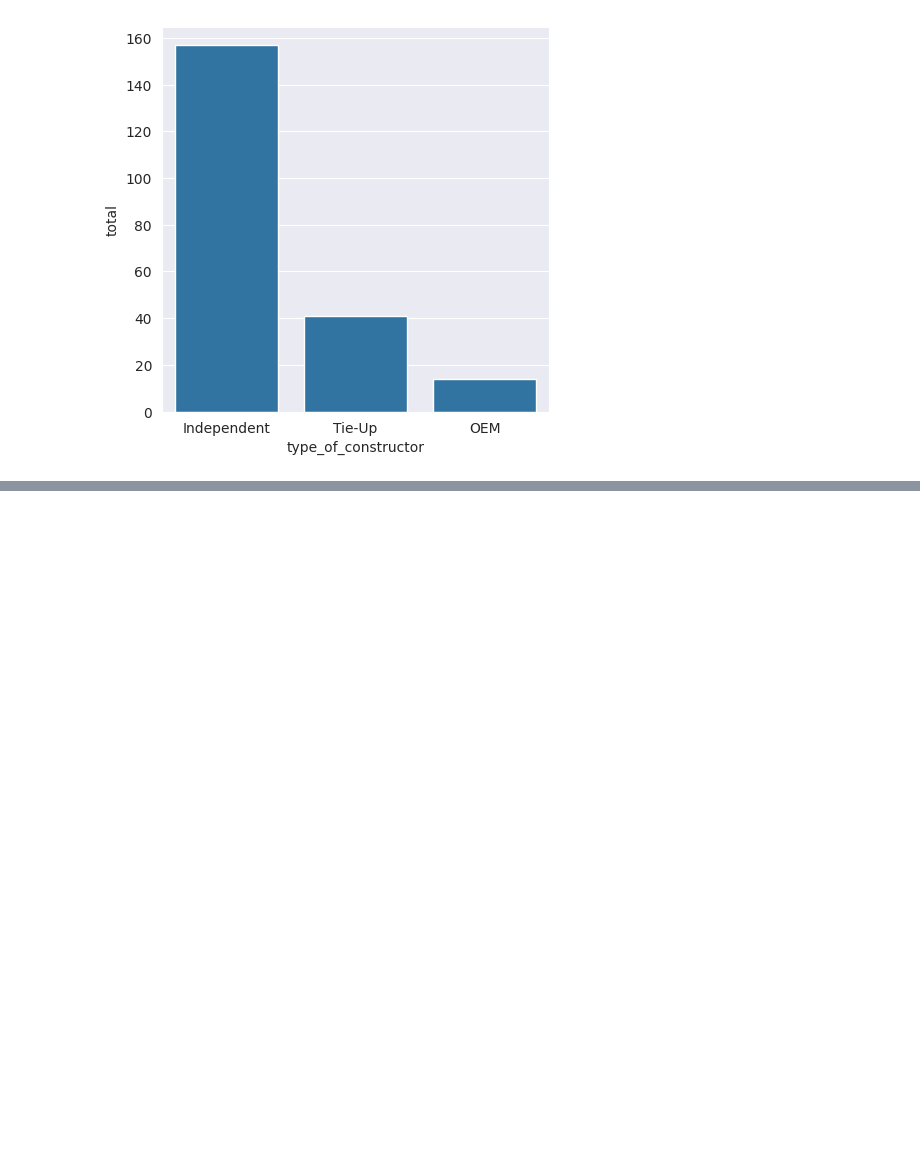
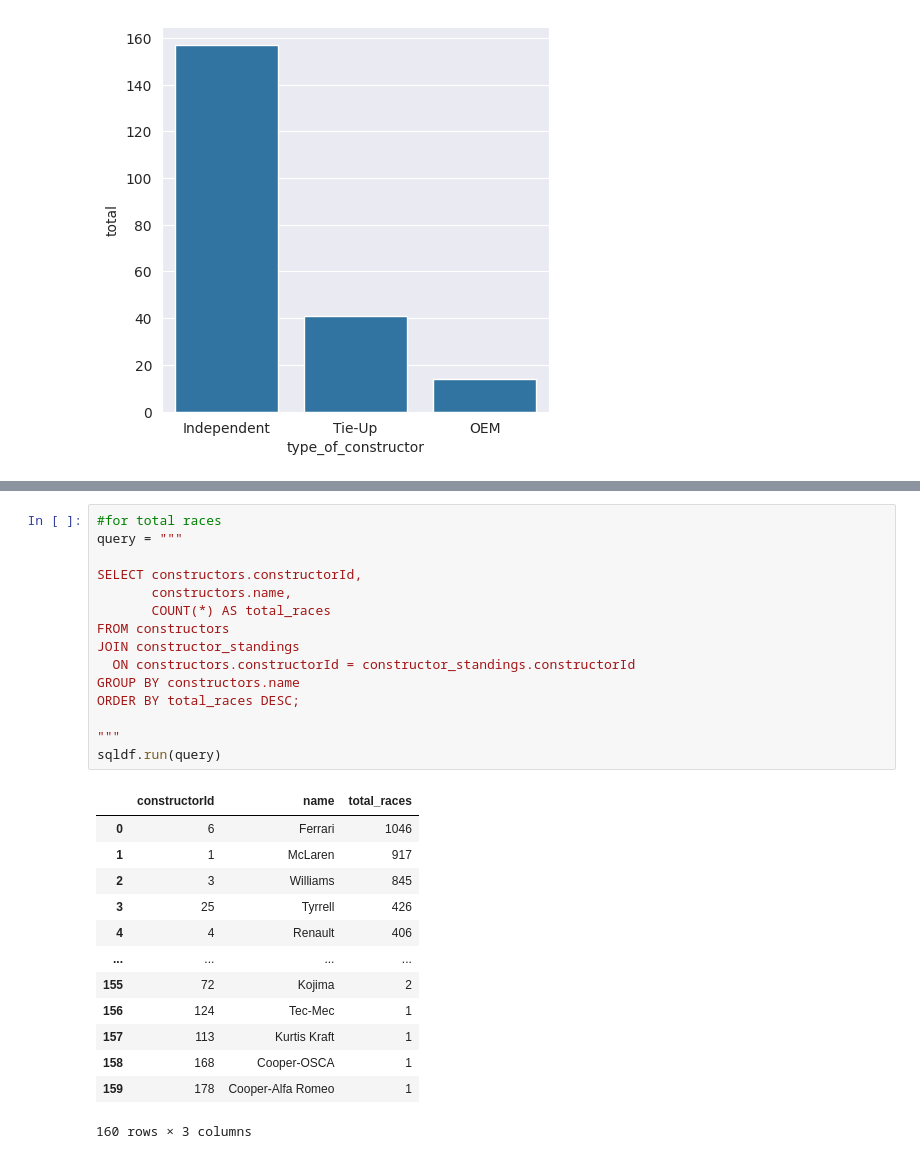
Before and after one commit to rahulakrish/formula_1, a Jupyter notebook: notebook.ipynb, the cells around one changed output, grey strips where cells are left out. Saved outputs shown, nothing was run; the diff lists cells and outputs as text; blank space fills up the shorter version.

```diff
--- a/notebook.ipynb
+++ b/notebook.ipynb
@@ -177,0 +249,29 @@ sns.barplot(data=result, x='type_of_constructor', y='total');
+# %%
+#for total races
+query = """
+
+SELECT constructors.constructorId,
+       constructors.name,
+       COUNT(*) AS total_races
+FROM constructors
+JOIN constructor_standings
+  ON constructors.constructorId = constructor_standings.constructorId
+GROUP BY constructors.name
+ORDER BY total_races DESC;
+
+"""
+sqldf.run(query)
+# %% [output]
+|  | constructorId | name | total_races |
+| 0 | 6 | Ferrari | 1046 |
+| 1 | 1 | McLaren | 917 |
+| 2 | 3 | Williams | 845 |
+| 3 | 25 | Tyrrell | 426 |
+| 4 | 4 | Renault | 406 |
+| ... | ... | ... | ... |
+| 155 | 72 | Kojima | 2 |
+| 156 | 124 | Tec-Mec | 1 |
+| 157 | 113 | Kurtis Kraft | 1 |
+| 158 | 168 | Cooper-OSCA | 1 |
+| 159 | 178 | Cooper-Alfa Romeo | 1 |
+160 rows × 3 columns
```
Also changed, not shown: parts of 9 cells of this notebook.
